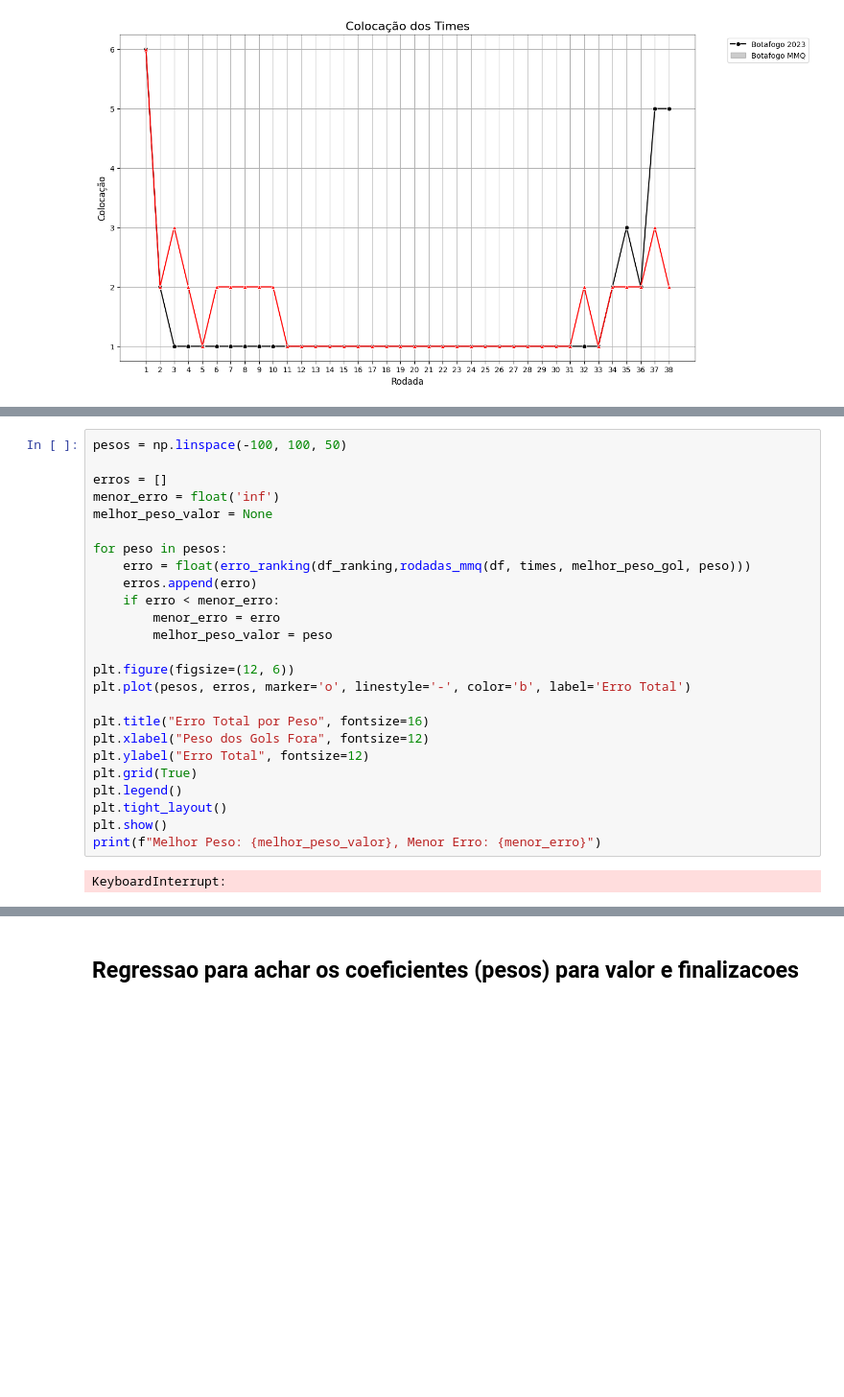
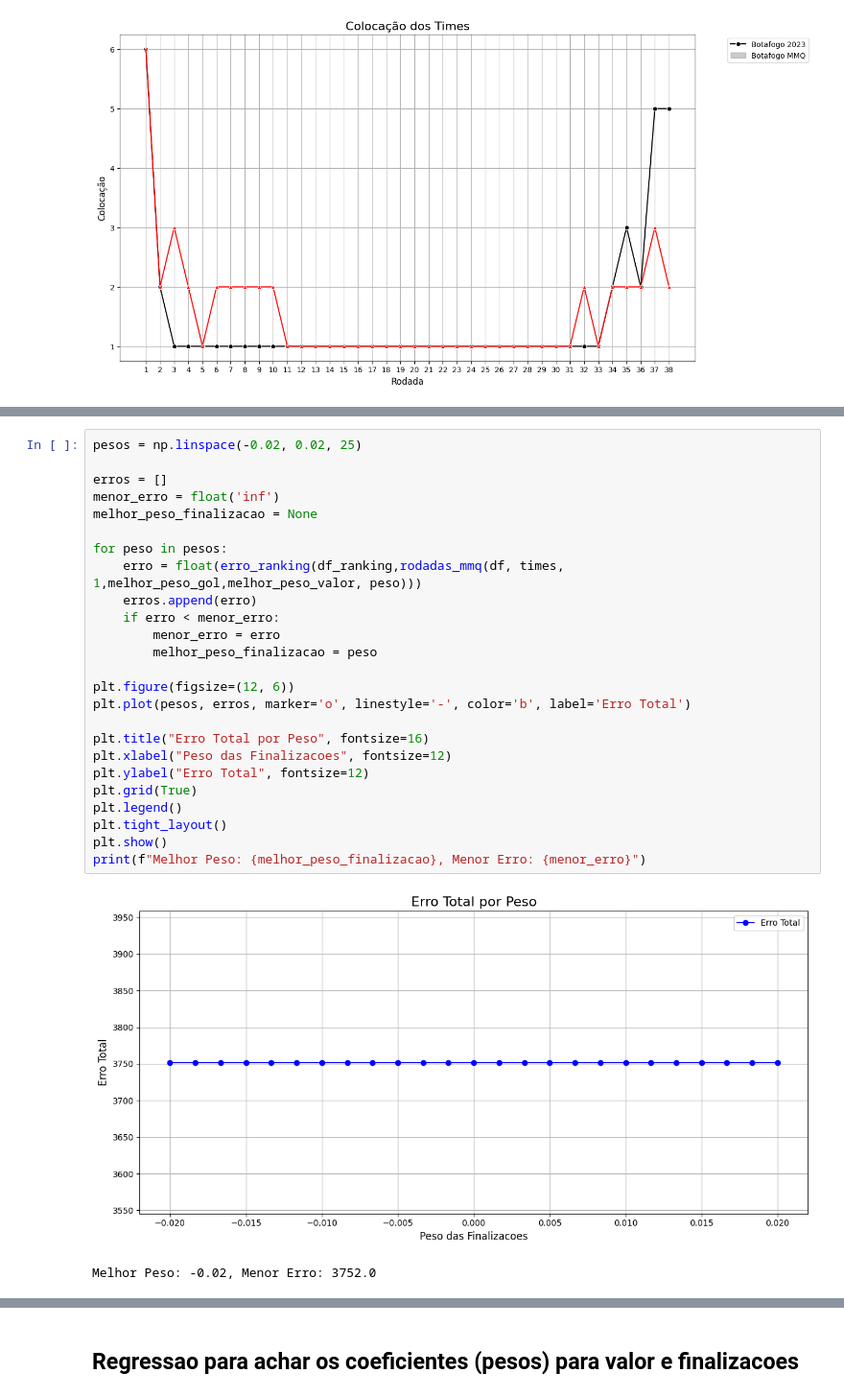
Before and after one commit to gbmartins9/Ranking-Brasileirao-CoCADa, a Jupyter notebook: cocada.ipynb, the cells around one changed output, grey strips where cells are left out. Shown at 96% size. Drawn from its saved outputs; the diff is of its cells as text; blank space fills up the shorter version.

```diff
--- a/cocada.ipynb
+++ b/cocada.ipynb
@@ -421,27 +668,28 @@ plot_rodadas("Flamengo", df_ranking, df_peso_valor, 38)
 # %%
-pesos = np.linspace(-100, 100, 50)
+pesos = np.linspace(-0.02, 0.02, 25)
 
 erros = []
 menor_erro = float('inf')
-melhor_peso_valor = None
+melhor_peso_finalizacao = None
 
 for peso in pesos:
-    erro = float(erro_ranking(df_ranking,rodadas_mmq(df, times, melhor_peso_gol, peso)))
+    erro = float(erro_ranking(df_ranking,rodadas_mmq(df, times, 1,melhor_peso_gol,melhor_peso_valor, peso)))
     erros.append(erro)
     if erro < menor_erro:
         menor_erro = erro
-        melhor_peso_valor = peso
+        melhor_peso_finalizacao = peso
 
 plt.figure(figsize=(12, 6))
 plt.plot(pesos, erros, marker='o', linestyle='-', color='b', label='Erro Total')
 
 plt.title("Erro Total por Peso", fontsize=16)
-plt.xlabel("Peso dos Gols Fora", fontsize=12)
+plt.xlabel("Peso das Finalizacoes", fontsize=12)
 plt.ylabel("Erro Total", fontsize=12)
 plt.grid(True)
 plt.legend()
 plt.tight_layout()
 plt.show()
-print(f"Melhor Peso: {melhor_peso_valor}, Menor Erro: {menor_erro}")
+print(f"Melhor Peso: {melhor_peso_finalizacao}, Menor Erro: {menor_erro}")
 # %% [output]
+[figure, added]
-KeyboardInterrupt:
+Melhor Peso: -0.02, Menor Erro: 3752.0
```
Also changed, not shown: parts of 65 cells of this notebook.
